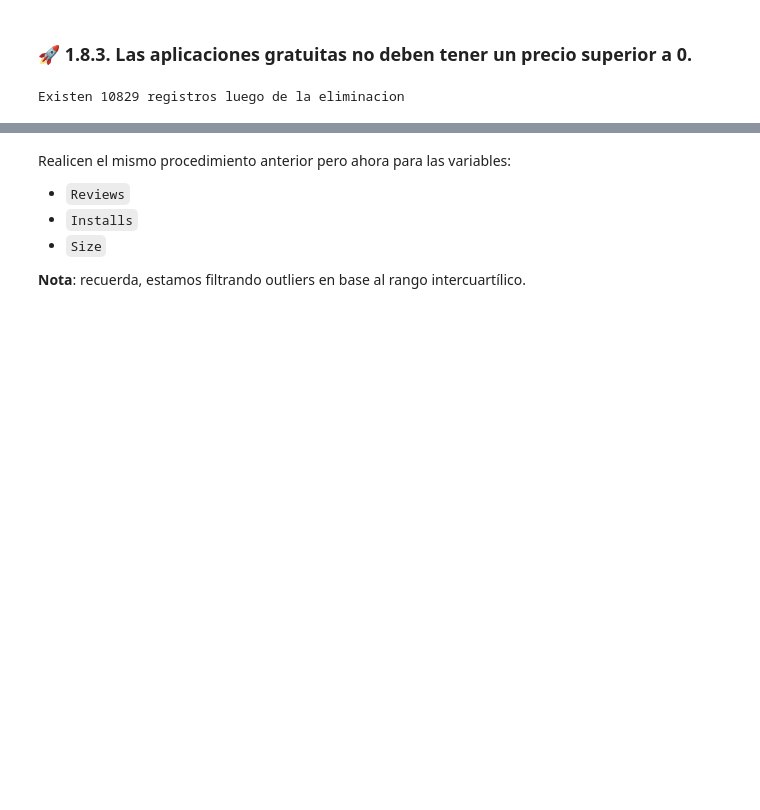
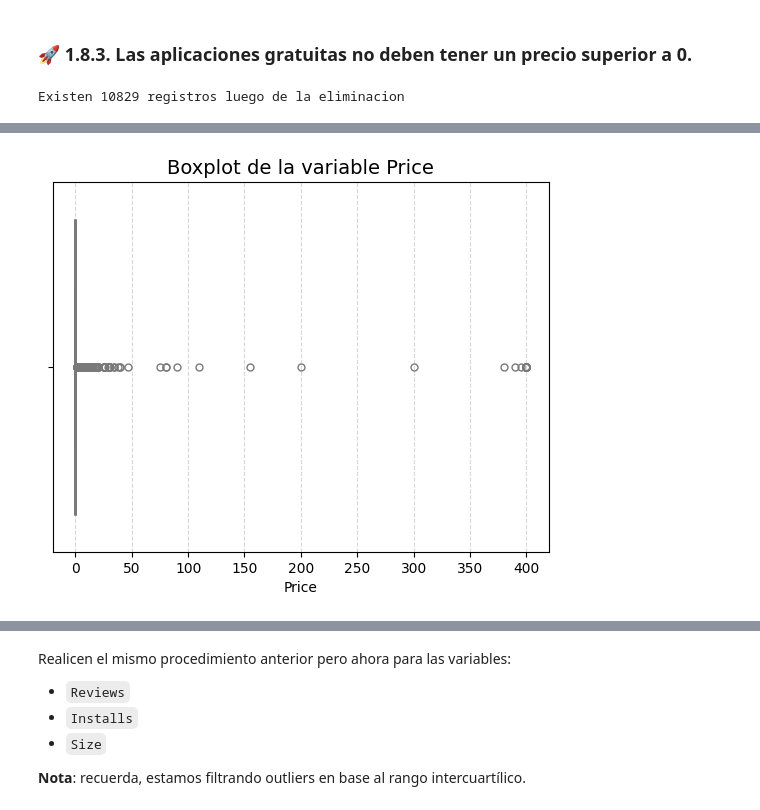
Before and after one commit to ChrisJavier/UIDE_3-WorkGroupProyectsVisu, a Jupyter notebook: Week1/src/VADDC_CP_W1_E4.ipynb, the cells around one changed output, grey strips where cells are left out. Saved outputs shown, nothing was run; the diff lists cells and outputs as text; code cells hidden in the pictures; blank space fills up the shorter version.

Commit message:
CCA Actualizar con eliminacion de outliers

```diff
--- a/Week1/src/VADDC_CP_W1_E4.ipynb
+++ b/Week1/src/VADDC_CP_W1_E4.ipynb
@@ -377,0 +420,19 @@ Existen 10829 registros luego de la eliminacion
+# %%
+# Genera aquí el código para gráficar la distribución de la variable Price (sin filtrar los datos)
+#### TAREA 2 ###############
+# TU CÓDIGO AQUÍ
+sns.boxplot(
+    x=data['Price'],
+    color='lightblue',
+    showfliers=True,
+    linewidth=2, #caja más visible
+    fliersize=5 #puntos de outliers más claros
+)
+
+plt.title('Boxplot de la variable Price', fontsize=14)
+plt.xlabel('Price')
+plt.grid(axis='x', linestyle='--', alpha=0.5)
+
+plt.show()
+# %% [output]
+[figure, added]
```
Also changed, not shown: parts of 9 cells of this notebook.
